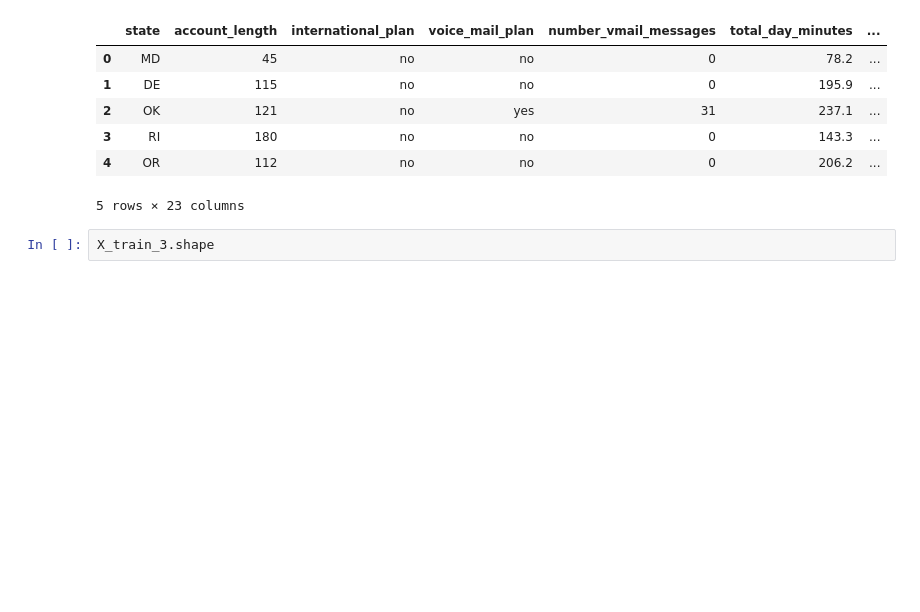
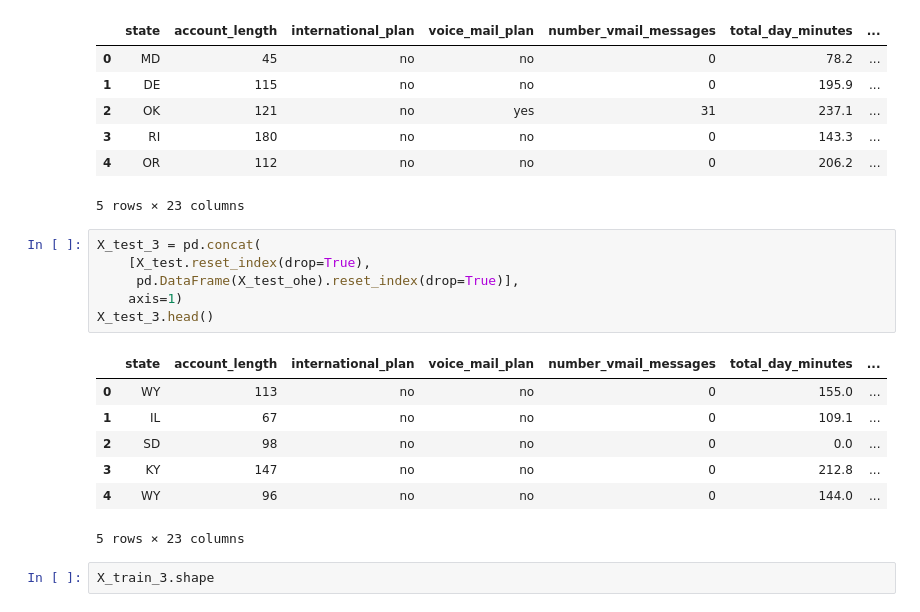
Before and after one commit to jmg0144/Customer-Churn-Classification-Analysis, a Jupyter notebook: phase-3-project.ipynb, the cells around one changed output. Drawn from its saved outputs; the diff is of its cells as text; blank space fills up the shorter version.

```diff
--- a/phase-3-project.ipynb
+++ b/phase-3-project.ipynb
@@ -532,6 +459,20 @@ X_train_3.head()
 | 3 | RI | 180 | no | no | 0 | 143.3 | ... |
 | 4 | OR | 112 | no | no | 0 | 206.2 | ... |
 5 rows × 23 columns
+# %%
+X_test_3 = pd.concat(
+    [X_test.reset_index(drop=True),
+     pd.DataFrame(X_test_ohe).reset_index(drop=True)],
+    axis=1)
+X_test_3.head()
+# %% [output]
+|  | state | account_length | international_plan | voice_mail_plan | number_vmail_messages | total_day_minutes | ... |
+| 0 | WY | 113 | no | no | 0 | 155.0 | ... |
+| 1 | IL | 67 | no | no | 0 | 109.1 | ... |
+| 2 | SD | 98 | no | no | 0 | 0.0 | ... |
+| 3 | KY | 147 | no | no | 0 | 212.8 | ... |
+| 4 | WY | 96 | no | no | 0 | 144.0 | ... |
+5 rows × 23 columns
 # %%
 X_train_3.shape
 # %% [output]
```
Also changed, not shown: parts of 59 cells of this notebook.
